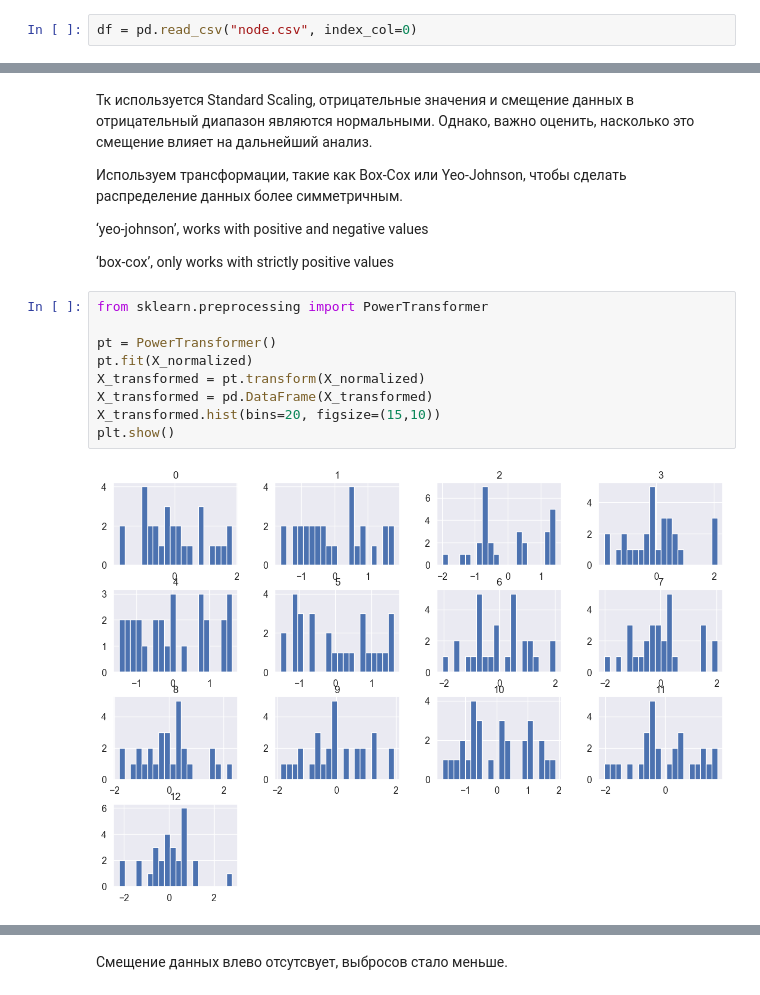
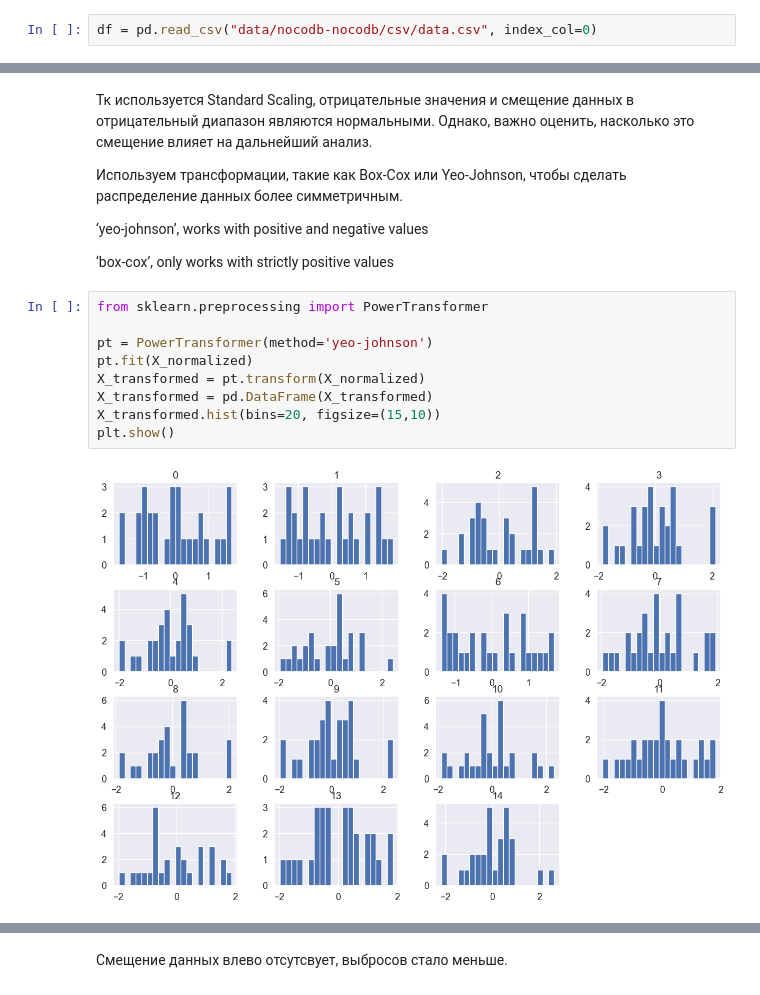
Before and after one commit to caapricorn/diplom, a Jupyter notebook: analyse_data.ipynb, the cells around one changed output, grey strips where cells are left out. Cells and saved outputs as stored; diff of their text form.

```diff
--- a/analyse_data.ipynb
+++ b/analyse_data.ipynb
@@ -3,4 +3,4 @@ import pandas as pd
 import matplotlib.pyplot as plt
 import seaborn as sns
 # %%
-df = pd.read_csv("node.csv", index_col=0)
+df = pd.read_csv("data/nocodb-nocodb/csv/data.csv", index_col=0)
@@ -136,14 +145,14 @@ plt.show()
 # %%
 from sklearn.preprocessing import PowerTransformer
 
-pt = PowerTransformer()
+pt = PowerTransformer(method='yeo-johnson')
 pt.fit(X_normalized)
 X_transformed = pt.transform(X_normalized)
 X_transformed = pd.DataFrame(X_transformed)
 X_transformed.hist(bins=20, figsize=(15,10))
 plt.show()
 # %% [output]
-[figure, old version]
+[figure, new version]
 # %%
 plt.figure(figsize=(15, 10))
 sns.boxplot(data=X_transformed)
```
Also changed, not shown: parts of 19 cells of this notebook, 3 other files.
